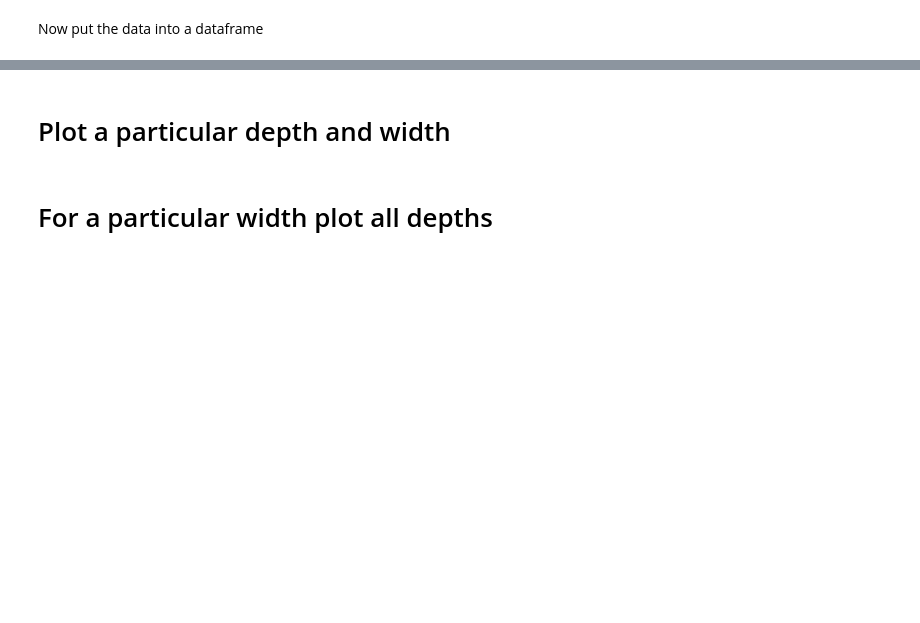
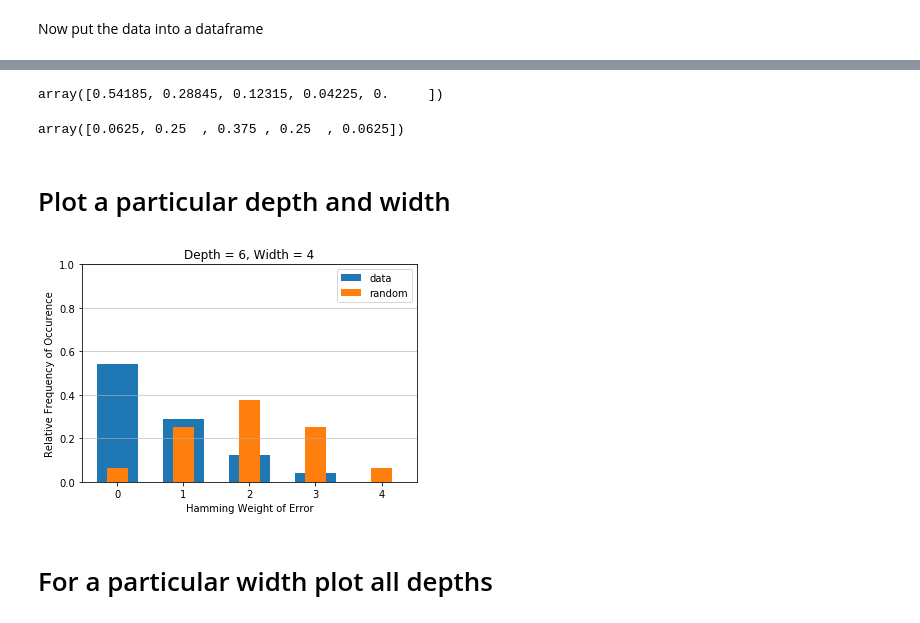
Before and after one commit to rigetti/forest-benchmarking, a Jupyter notebook: examples/classical_random_circuits.ipynb, the cells around one changed output, grey strips where cells are left out. Saved outputs shown, nothing was run; the diff lists cells and outputs as text; code cells hidden in the pictures; blank space fills up the shorter version.

Commit message:
data wrangling and munging

```diff
--- a/examples/classical_random_circuits.ipynb
+++ b/examples/classical_random_circuits.ipynb
@@ -191,0 +160,2 @@ res_df[wdx&ddx]['Hamming dist. data']
+# %%
+data_zbasis = pd.read_pickle('data_z_Aspen-1-16Q-A_2019_02_16.pkl')
@@ -214,0 +194,2 @@ Now put the data into a dataframe
+# %%
+res_df = estimate_random_classical_circuit_errors(data_zbasis)
@@ -215,2 +249,10 @@ Now put the data into a dataframe
+# %%
+res_df[wdx&ddx]['Hamming dist. data'].mean()
+# %% [output]
+array([0.54185, 0.28845, 0.12315, 0.04225, 0.     ])
+# %%
+res_df[wdx&ddx]['Hamming dist. rand'].mean()
+# %% [output]
+array([0.0625, 0.25  , 0.375 , 0.25  , 0.0625])
 # %% [markdown]
 # Plot a particular depth and width
@@ -224,15 +259,29 @@ rand_ans_distr = hamming_dist_rand(wid,0)
+# %%
+dep = 6
+wid = 4
+
+distz = get_hamming_dist(res_df, dep, wid)
+
+
+# combine data from different subgraphs
+avg_dist = distz['Hamming dist. data'].mean()
+
+# rand data
+rand_dist = distz['Hamming dist. rand'][0]
 # %%
-x_labels = np.arange(0, len(averaged_distr))
-plt.bar(x_labels, averaged_distr, width=0.61, align='center')
-plt.bar(x_labels, rand_ans_distr, width=0.31, align='center')
+x_labels = np.arange(0, len(avg_dist))
+plt.bar(x_labels, avg_dist, width=0.61, align='center')
+plt.bar(x_labels, rand_dist, width=0.31, align='center')
 plt.xticks(x_labels)
 plt.xlabel('Hamming Weight of Error')
 plt.ylabel('Relative Frequency of Occurence')
 plt.ylim([0,1])
 plt.grid(axis='y', alpha=0.75)
 plt.legend(['data','random'])
 plt.title('Depth = {}, Width = {}'.format(dep,wid))
 plt.show()
+# %% [output]
+[figure, added]
 # %% [markdown]
 # For a particular width plot all depths
 # %%
```
Also changed, not shown: parts of 84 cells of this notebook, 1 other file.
